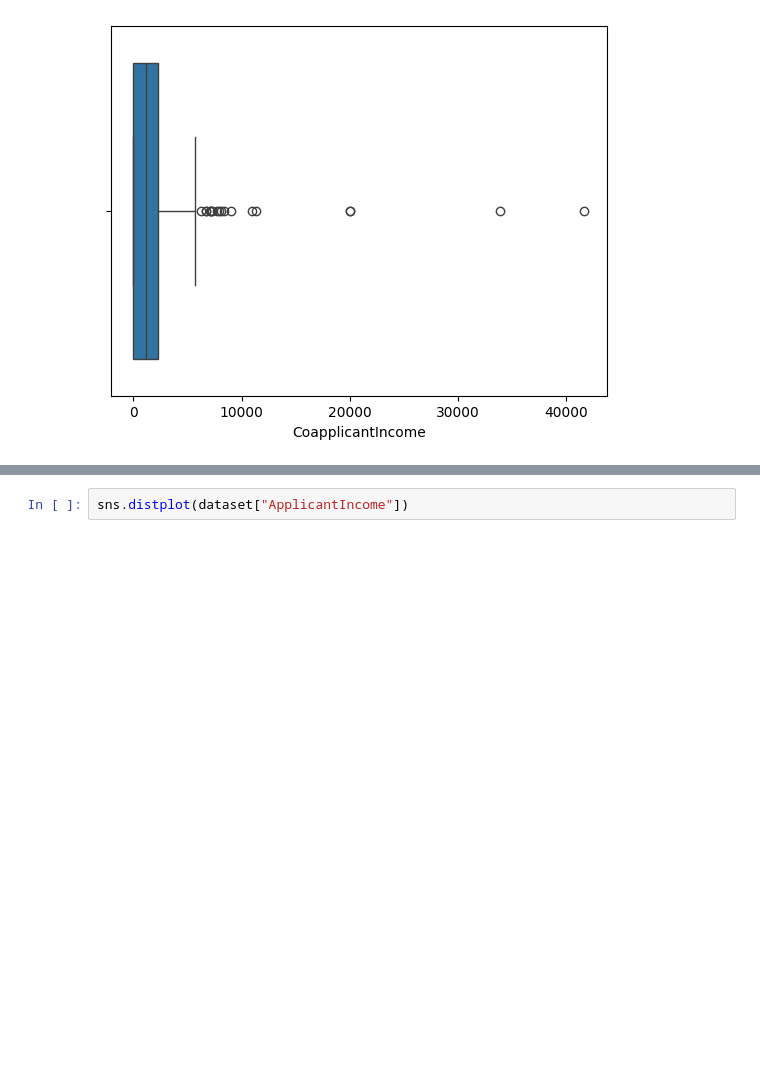
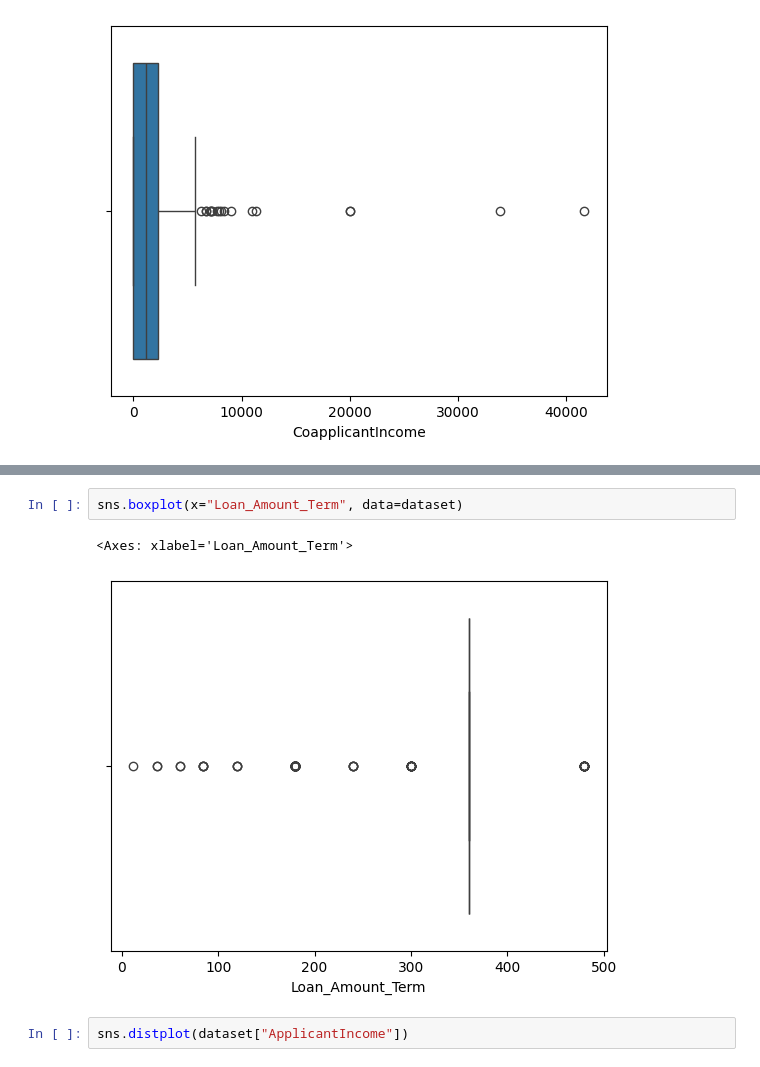
Before and after one commit to bhavsarsahil/Data_Anaylst_Practice, a Jupyter notebook: Data_Analyst_Practice/Data Cleanning Process/Outliers.ipynb, the cells around one changed output, grey strips where cells are left out. Saved outputs shown, nothing was run; the diff lists cells and outputs as text; blank space fills up the shorter version.

```diff
--- a/Data_Analyst_Practice/Data Cleanning Process/Outliers.ipynb
+++ b/Data_Analyst_Practice/Data Cleanning Process/Outliers.ipynb
@@ -56,3 +61,8 @@ plt.show()
+# %%
+sns.boxplot(x="Loan_Amount_Term", data=dataset)
+# %% [output]
+<Axes: xlabel='Loan_Amount_Term'>
+[figure, added]
 # %%
 sns.distplot(dataset["ApplicantIncome"])
 # %% [output]
```
Also changed, not shown: parts of 17 cells of this notebook.
